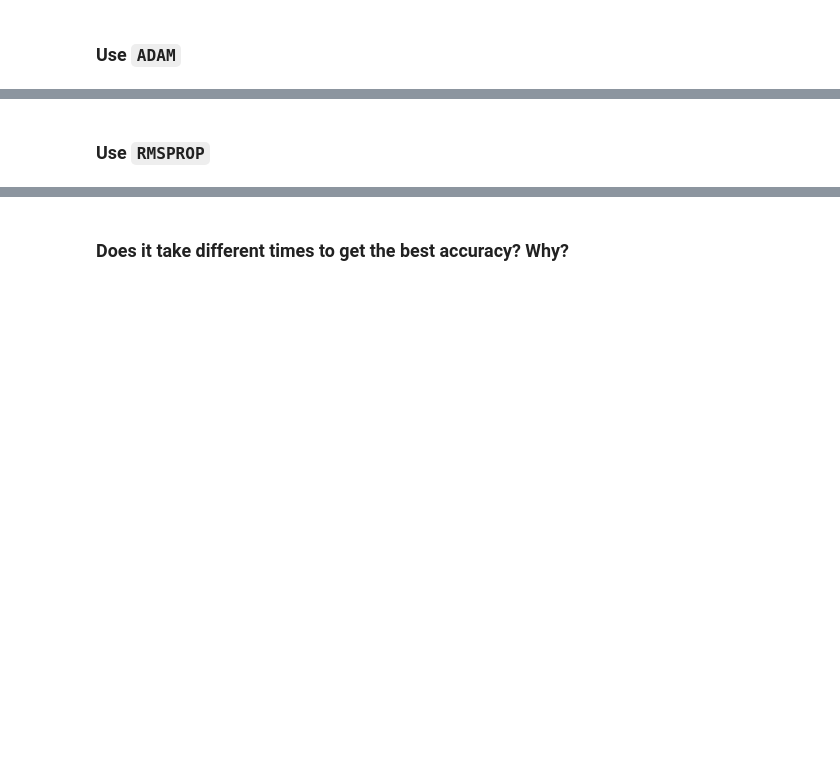
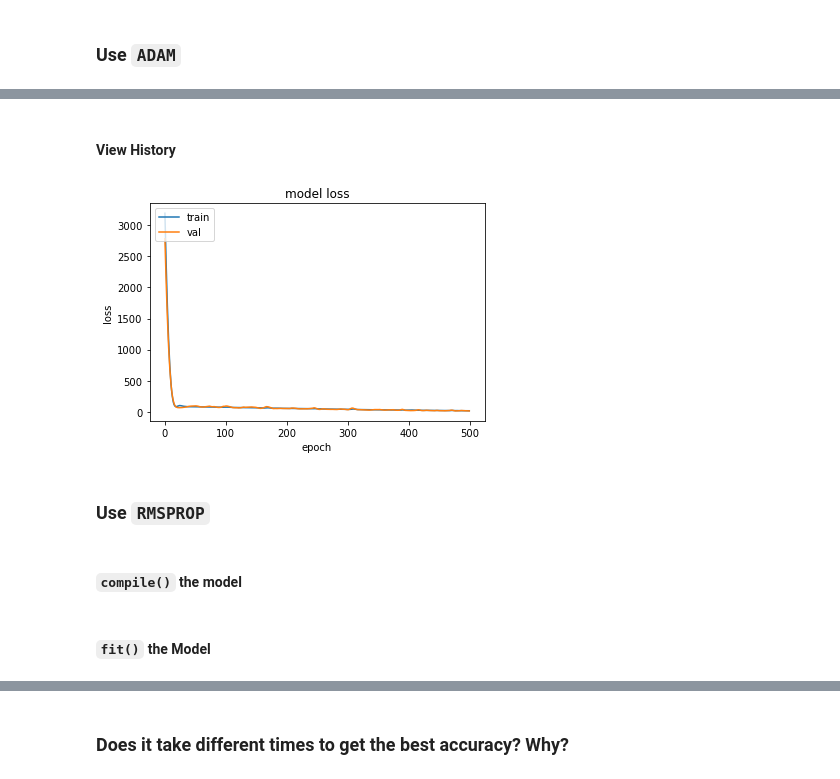
Before and after one commit to frands97/machine-learning-program, a Jupyter notebook: II Machine Learning & Deep Learning/#04. Why Neural Networks Deeply Learn a Mathematical Formula/04session.ipynb, the cells around one changed output, grey strips where cells are left out. Saved outputs shown, nothing was run; the diff lists cells and outputs as text; code cells hidden in the pictures; blank space fills up the shorter version.

```diff
--- a/II Machine Learning & Deep Learning/#04. Why Neural Networks Deeply Learn a Mathematical Formula/04session.ipynb
+++ b/II Machine Learning & Deep Learning/#04. Why Neural Networks Deeply Learn a Mathematical Formula/04session.ipynb
@@ -249,0 +846,2 @@ model.get_weights()
+# %%
+model.fit(X, y, epochs=500, verbose=0)
@@ -307,2 +980,7 @@ plt.show()
 # %% [markdown]
 ### Use `ADAM`
+# %%
+model = Sequential()
+model.add(layer=Input(shape=(6,)))
+model.add(layer=Dense(units=3, kernel_initializer='glorot_uniform'))
+model.add(layer=Dense(units=1, activation='linear'))
@@ -308,0 +989,2 @@ plt.show()
+# %%
+model.compile(optimizer='adam', loss='mse', metrics=['mse'])
@@ -308,0 +993,2 @@ plt.show()
+# %%
+history = model.fit(X, y, epochs=500, verbose=0, validation_split=0.3)
@@ -308,0 +1041,3 @@ plt.show()
+# %% [markdown]
+
+#### View History
@@ -309,2 +1046,12 @@ plt.show()
+# %%
+plt.plot(history.history['loss'])
+plt.plot(history.history['val_loss'])
+plt.title('model loss')
+plt.ylabel('loss')
+plt.xlabel('epoch')
+plt.legend(['train', 'val'], loc='upper left')
+plt.show()
+# %% [output]
+[figure, added]
 # %% [markdown]
 ### Use `RMSPROP`
@@ -310,0 +1063,2 @@ plt.show()
+# %% [markdown]
+#### `compile()` the model
@@ -310,0 +1067,2 @@ plt.show()
+# %% [markdown]
+#### `fit()` the Model
```
Also changed, not shown: parts of 152 cells of this notebook, 1 other file.
